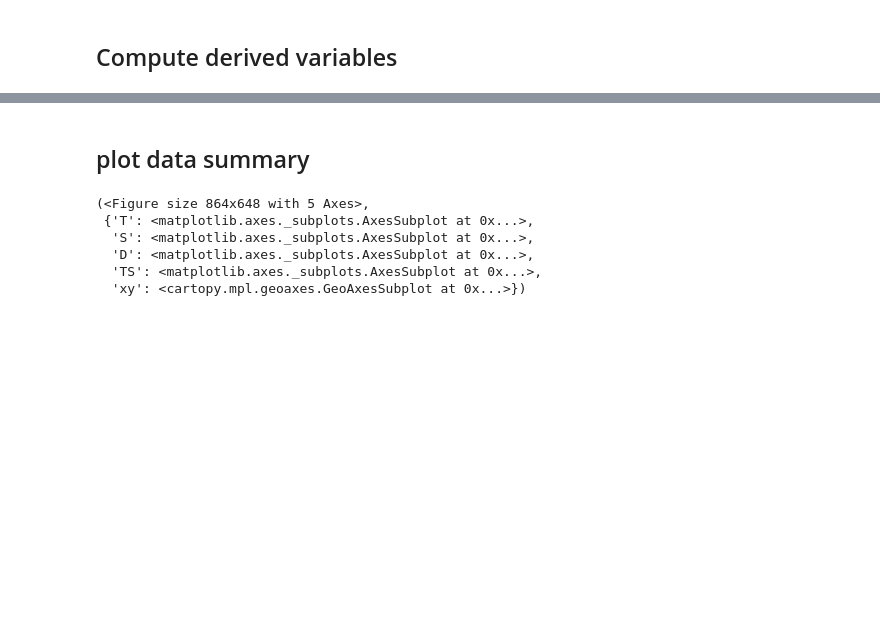
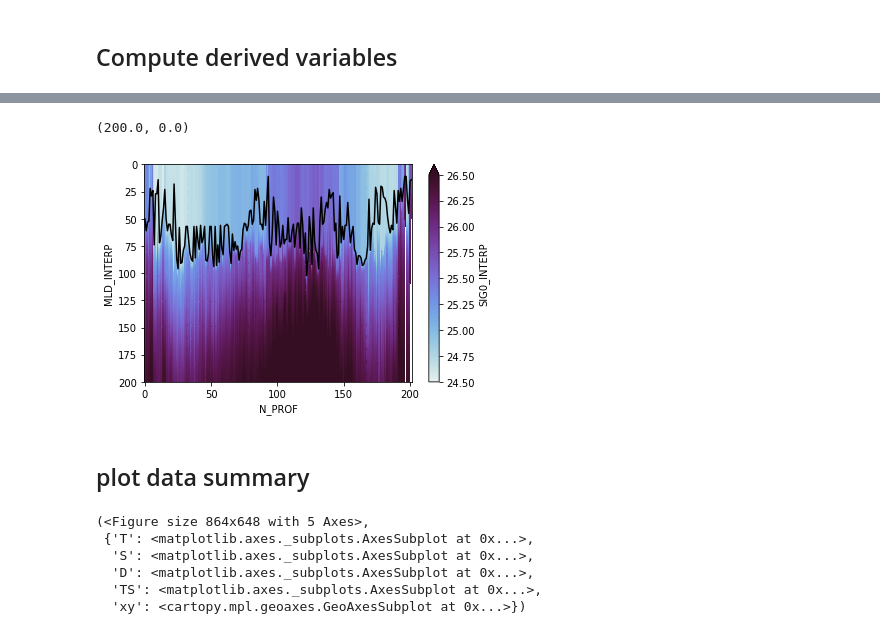
Before and after one commit to fabien-roquet/MEOP_process, a Jupyter notebook: python/tutorial_info_tag.ipynb, the cells around one changed output, grey strips where cells are left out. Drawn from its saved outputs; the diff is of its cells as text; code cells hidden in the pictures; blank space fills up the shorter version.

```diff
--- a/python/tutorial_info_tag.ipynb
+++ b/python/tutorial_info_tag.ipynb
@@ -87,3 +88,10 @@ ds.add_mld().MLD_ADJUSTED.plot()
+# %%
+ds.add_sigma0('_INTERP').SIG0_INTERP.T.plot(yincrease=False,vmin=24.5,vmax=26.5,cmap=cm.cm.dense)
+ds.add_mld('_INTERP').MLD_INTERP.plot(color='k')
+plt.ylim([200,0])
+# %% [output]
+(200.0, 0.0)
+[figure, added]
 # %% [markdown]
 ## plot data summary
 # %%
```
Also changed, not shown: parts of 10 cells of this notebook.
